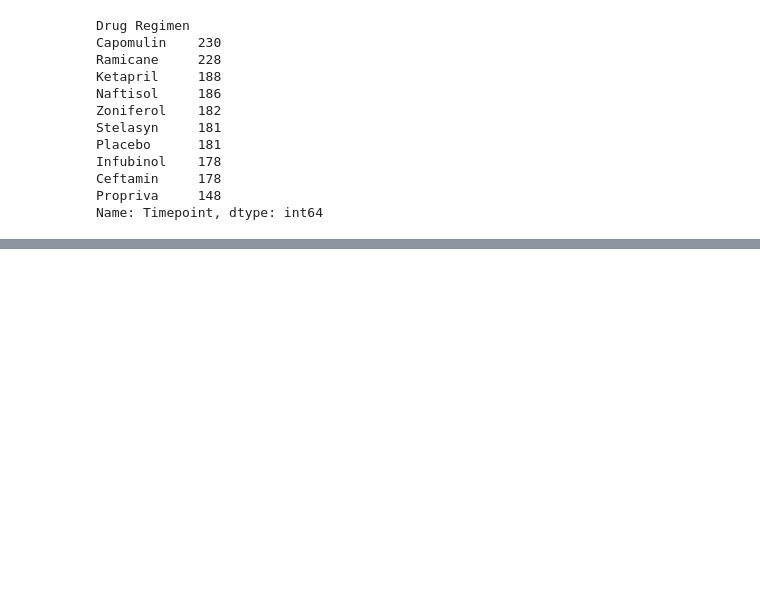
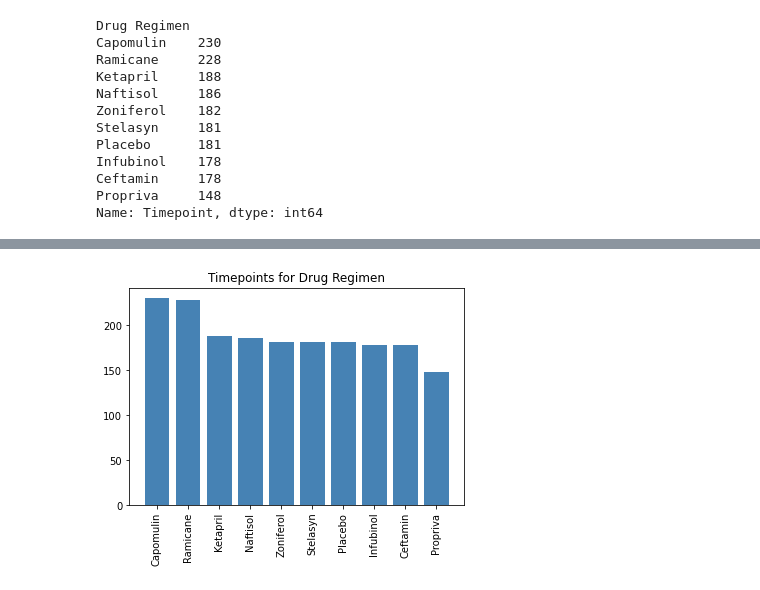
Before and after one commit to jananeesaranraj/Matplotlib, a Jupyter notebook: Pymaceuticals/Pymaceuticals.ipynb, the cells around one changed output, grey strips where cells are left out. Cells and saved outputs as stored; diff of their text form; code cells hidden in the pictures; blank space fills up the shorter version.

```diff
--- a/Pymaceuticals/Pymaceuticals.ipynb
+++ b/Pymaceuticals/Pymaceuticals.ipynb
@@ -195,0 +199,15 @@ plt.tight_layout()
+# %%
+# Generate a bar plot showing the total number of timepoints for all mice tested for each drug regimen using pyplot.
+#dataset
+drugs = ["Capomulin", "Ramicane", "Ketapril", "Naftisol","Zoniferol","Stelasyn","Placebo","Infubinol","Ceftamin","Propriva"]
+timepoint = [230,228,188,186,182,181,181,178,178,148]
+# %%
+x_axis = np.arange(0,len(drugs))
+plt.title("Timepoints for Drug Regimen")
+plt.bar(x_axis,timepoint, color='steelblue', alpha=1, align="center")
+# Create the ticks for our bar chart's x axis
+tick_locations = [value for value in x_axis]
+plt.xticks(tick_locations,drugs,rotation="vertical")
+plt.show()
+# %% [output]
+[figure, added]
```
Also changed, not shown: parts of 14 cells of this notebook.
